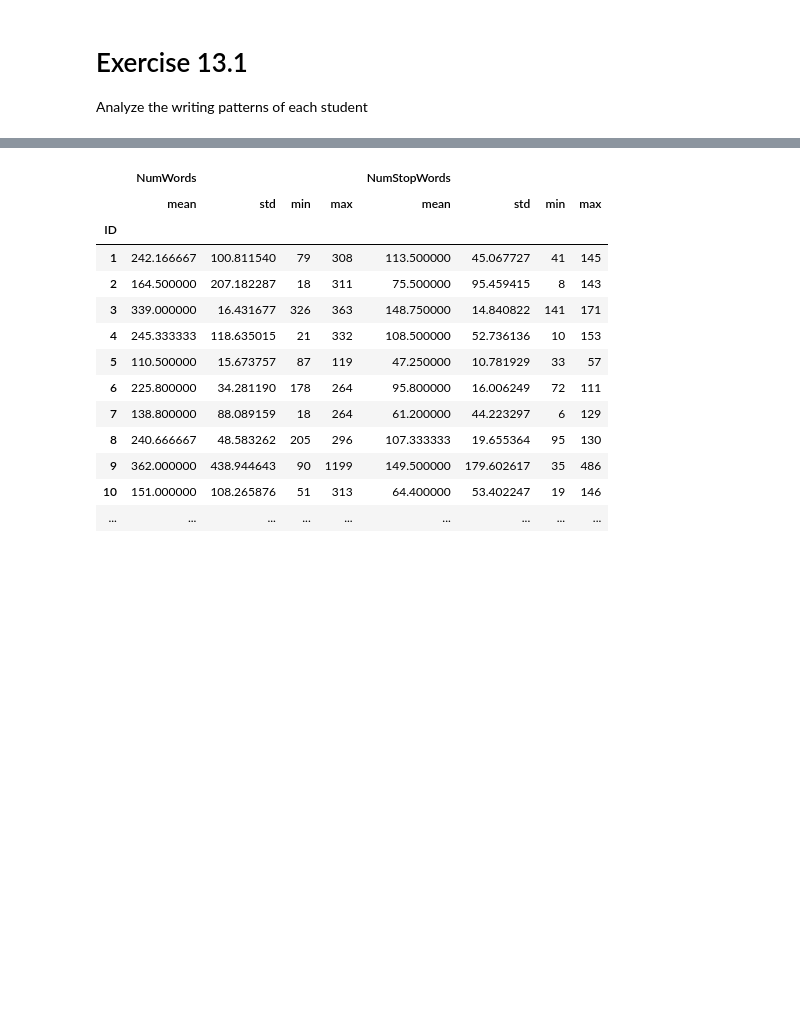
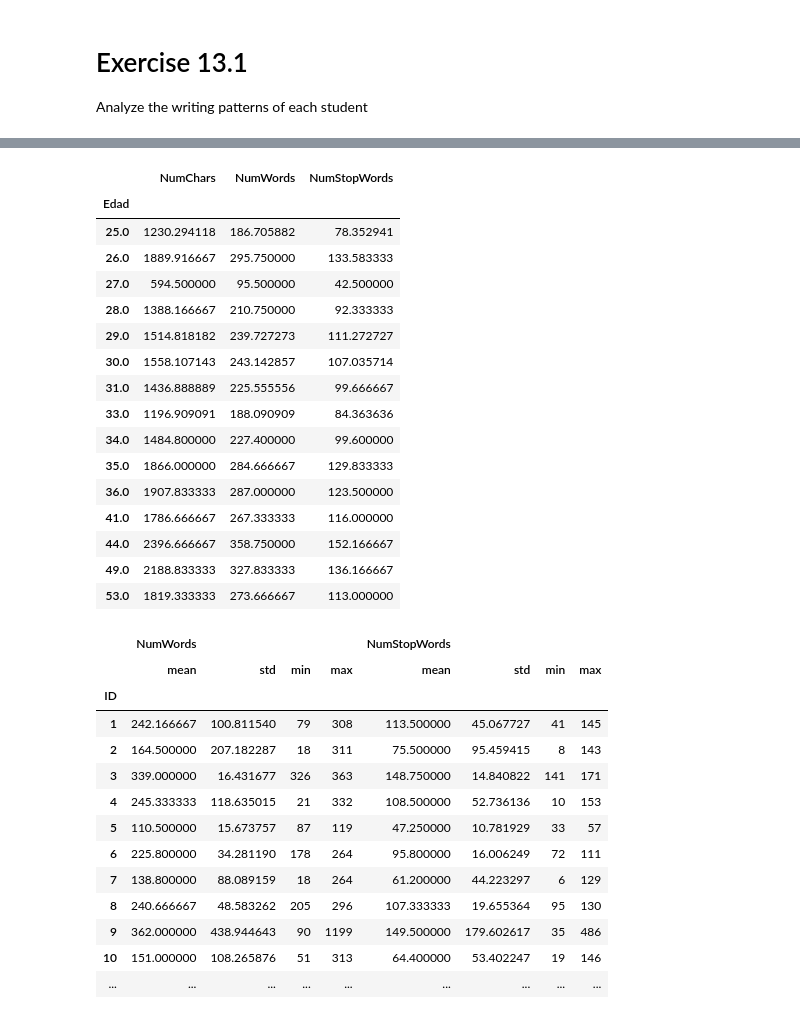
Before and after one commit to zerodarkzone/AdvancedMethodsDataAnalysisClassGrupo4202119, a Jupyter notebook: Exercises/E13-ClassHomeworksAnalysis.ipynb, the cells around one changed output, grey strips where cells are left out. Cells and saved outputs as stored; diff of their text form; code cells hidden in the pictures; blank space fills up the shorter version.

```diff
--- a/Exercises/E13-ClassHomeworksAnalysis.ipynb
+++ b/Exercises/E13-ClassHomeworksAnalysis.ipynb
@@ -140 +110,21 @@ df.head()
+# %%
+df.groupby('Edad').agg({'NumChars':'mean','NumWords':'mean','NumStopWords':'mean'})
+# %% [output]
+|  | NumChars | NumWords | NumStopWords |
+| Edad |  |  |  |
+| 25.0 | 1230.294118 | 186.705882 | 78.352941 |
+| 26.0 | 1889.916667 | 295.750000 | 133.583333 |
+| 27.0 | 594.500000 | 95.500000 | 42.500000 |
+| 28.0 | 1388.166667 | 210.750000 | 92.333333 |
+| 29.0 | 1514.818182 | 239.727273 | 111.272727 |
+| 30.0 | 1558.107143 | 243.142857 | 107.035714 |
+| 31.0 | 1436.888889 | 225.555556 | 99.666667 |
+| 33.0 | 1196.909091 | 188.090909 | 84.363636 |
+| 34.0 | 1484.800000 | 227.400000 | 99.600000 |
+| 35.0 | 1866.000000 | 284.666667 | 129.833333 |
+| 36.0 | 1907.833333 | 287.000000 | 123.500000 |
+| 41.0 | 1786.666667 | 267.333333 | 116.000000 |
+| 44.0 | 2396.666667 | 358.750000 | 152.166667 |
+| 49.0 | 2188.833333 | 327.833333 | 136.166667 |
+| 53.0 | 1819.333333 | 273.666667 | 113.000000 |
 # %%
```
Also changed, not shown: parts of 15 cells of this notebook.
